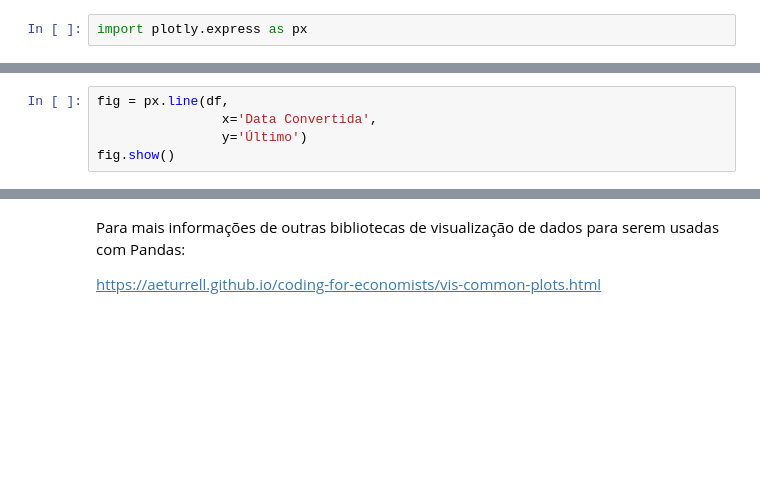
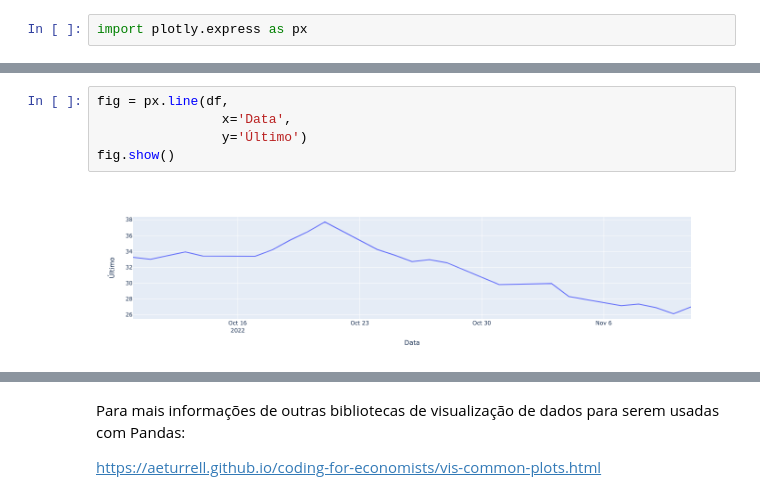
Before and after one commit to filipecalegario/intro-programacao-python, a Jupyter notebook: 10_Dados_Visualizacao/Pandas.ipynb, the cells around one changed output, grey strips where cells are left out. Saved outputs shown, nothing was run; the diff lists cells and outputs as text; blank space fills up the shorter version.

```diff
--- a/10_Dados_Visualizacao/Pandas.ipynb
+++ b/10_Dados_Visualizacao/Pandas.ipynb
@@ -442,7 +1040,9 @@ fig.show()
 # %%
 fig = px.line(df,
-                x='Data Convertida',
+                x='Data',
                 y='Último')
 fig.show()
+# %% [output]
+[figure, added]
 # %%
 fig = px.bar(df,
```
Also changed, not shown: parts of 54 cells of this notebook.
